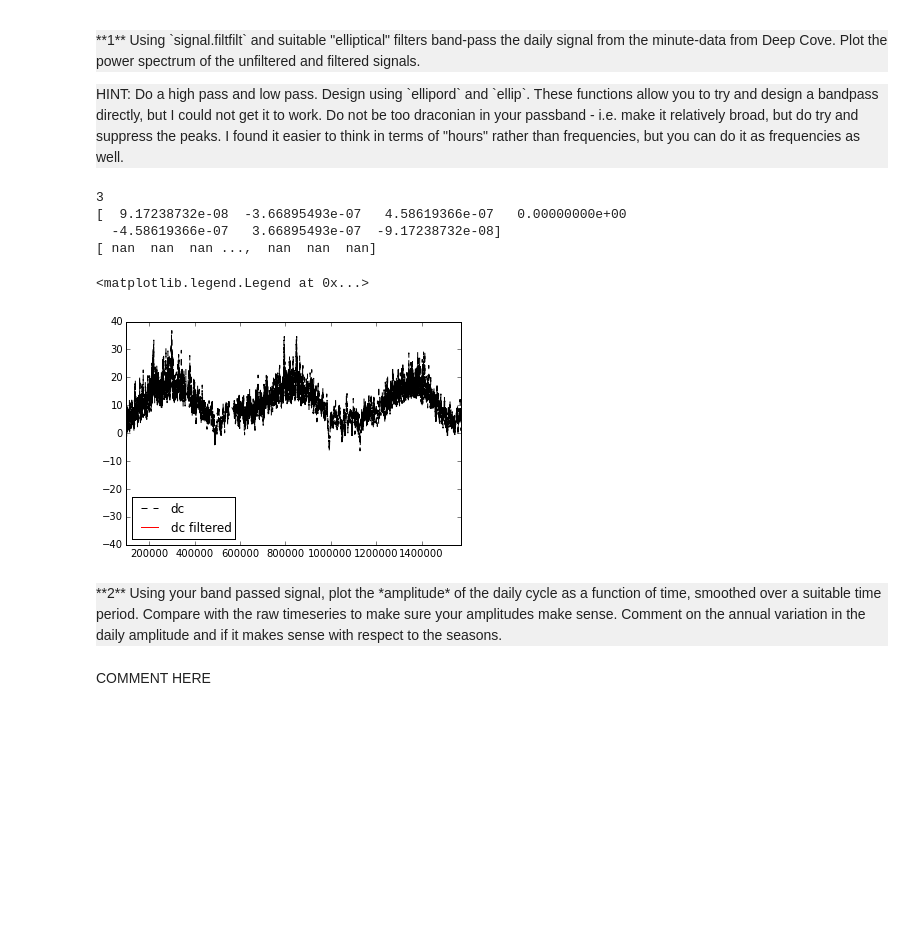
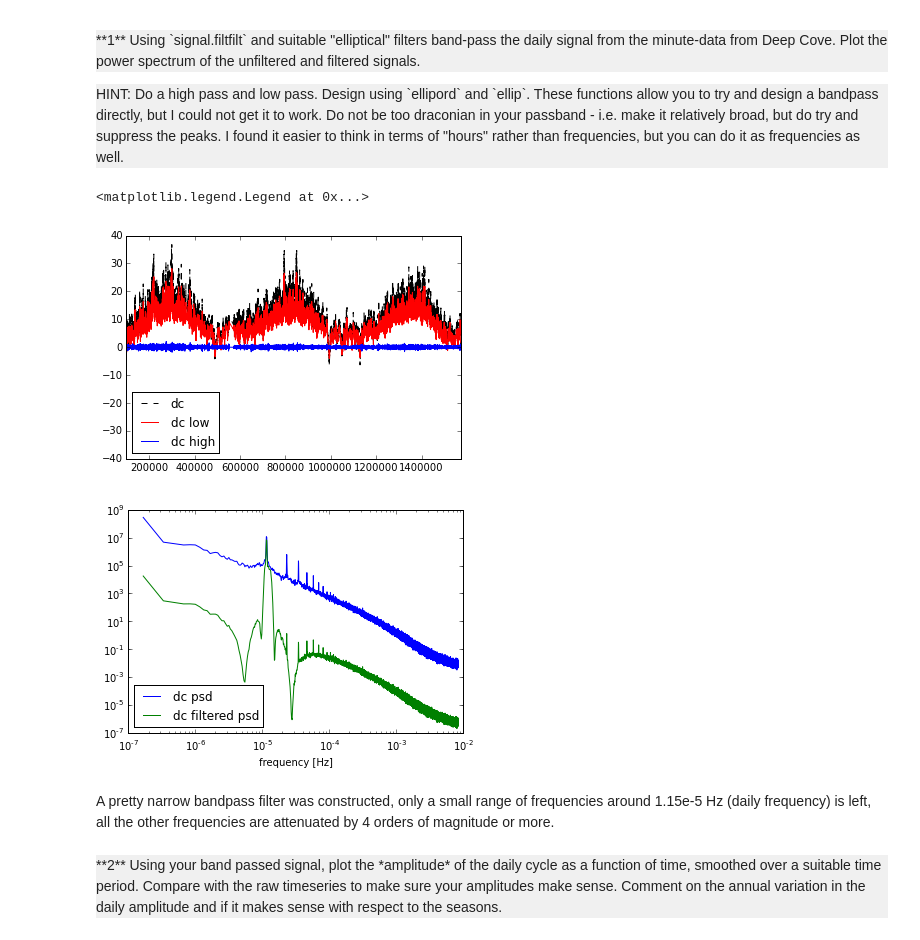
Before and after one commit to mpgriff/P411Assignments, a Jupyter notebook: p411a7-mattgriffiths.ipynb, the cells around one changed output. Saved outputs shown, nothing was run; the diff lists cells and outputs as text; code cells hidden in the pictures; blank space fills up the shorter version.

```diff
--- a/p411a7-mattgriffiths.ipynb
+++ b/p411a7-mattgriffiths.ipynb
@@ -218,28 +218,41 @@ HINT: Do a high pass and low pass.  Design using `ellipord` and `ellip`.  These
 # %%
 fc = 1./(24.*3600.)
 dt = 60.
 fs = 1./dt
+fny = fs/2
+nfft = 100000
+args = {'NFFT':nfft,'Fs':fs,'noverlap':nfft/2.,'window':mlab.window_hanning}
 
-wp = np.pi*2*fs*1.1e-5, np.pi*2*fs*1.3e-5
-ws = np.pi*2*fs*1.0e-5, np.pi*2*fs*1.4e-5
+#lowpass
+wp = 1.35e-5/fny
+ws = 1.5e-5/fny
+N, wn = signal.ellipord(wp, ws, 1, 20)
+b,a = signal.ellip(N, 1, 20, wn, output='ba', btype='lowpass')
+dcl = signal.filtfilt(b, a, dc)
+
+#highpass
+wp = 1.1e-5/fny
+ws = 1.e-5/fny
+N, wn = signal.ellipord(wp, ws, 1, 20)
+b,a = signal.ellip(N, 1, 20, wn, output='ba', btype='highpass')
+dcf = signal.filtfilt(b, a, dcl)
 
 
-N, wn = signal.ellipord(wp, ws, 2, 20)
-print N
-b,a = signal.ellip(N, 2, 20, wn, output='ba', btype='bandpass')
-print b
-dcf = signal.filtfilt(b, a, dc)
-print dcf
-
 plt.plot(t, dc, 'k--', label='dc')
-plt.plot(t, dcf, 'r', label='dc filtered')
+plt.plot(t, dcl, 'r', label='dc low')
+plt.plot(t, dch, 'b', label='dc high')
 plt.xlim(100000,len(dc))
 plt.ylim(-40, 40)
 plt.legend(loc=3)
+
+Gxx = mlab.psd(dc, **args)
+Gff = mlab.psd(dcf, **args)
+plt.figure()
+plt.loglog(Gxx[1], Gxx[0], label='dc psd')
+plt.loglog(Gff[1], Gff[0], label='dc filtered psd')
+plt.xlabel('frequency [Hz]')
+plt.legend(loc=3)
 # %% [output]
-3
-[  9.17238732e-08  -3.66895493e-07   4.58619366e-07   0.00000000e+00
-  -4.58619366e-07   3.66895493e-07  -9.17238732e-08]
-[ nan  nan  nan ...,  nan  nan  nan]
+<matplotlib.legend.Legend at 0x...>
-<matplotlib.legend.Legend at 0x...>
-[figure, old version]
+[figure, new version]
+[figure, added]
@@ -249,3 +259,5 @@ raise NotImplementedError()
+# %% [markdown]
+A pretty narrow bandpass filter was constructed, only a small range of frequencies around 1.15e-5 Hz (daily frequency) is left, all the other frequencies are attenuated by 4 orders of magnitude or more.
 # %% [markdown]
 <div style='background:#F0F0F0'> **2** Using your band passed signal, plot the *amplitude* of the daily cycle as a function of time, smoothed over a suitable time period. Compare with the raw timeseries to make sure your amplitudes make sense. Comment on the annual variation in the daily amplitude and if it makes sense with respect to the seasons.
 </div>
@@ -255,2 +263,0 @@ raise NotImplementedError()
-# %% [markdown]
-COMMENT HERE
```
Also changed, not shown: parts of 8 cells of this notebook.
